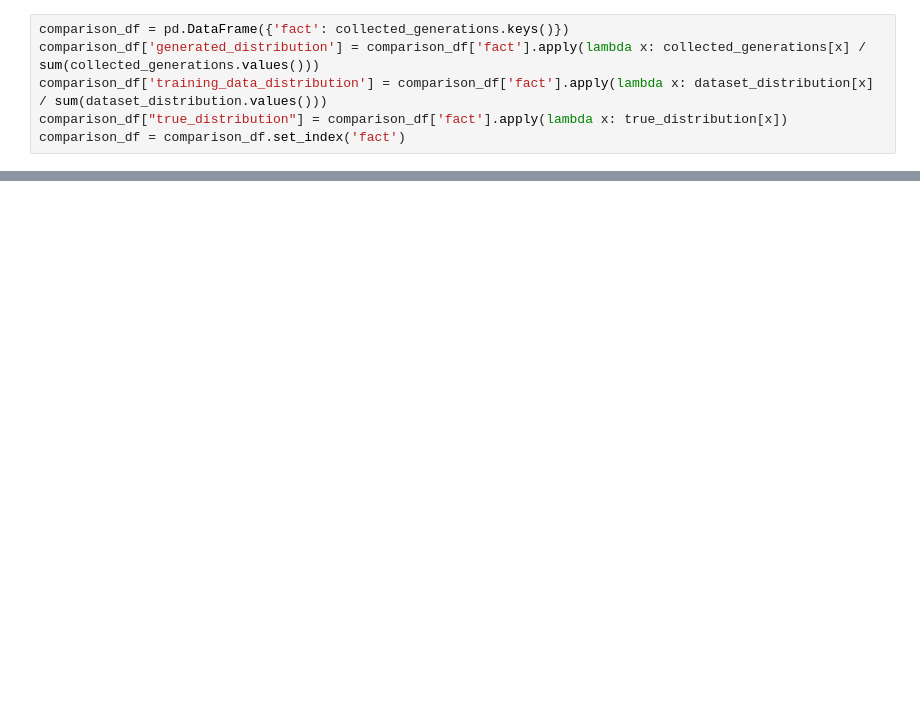
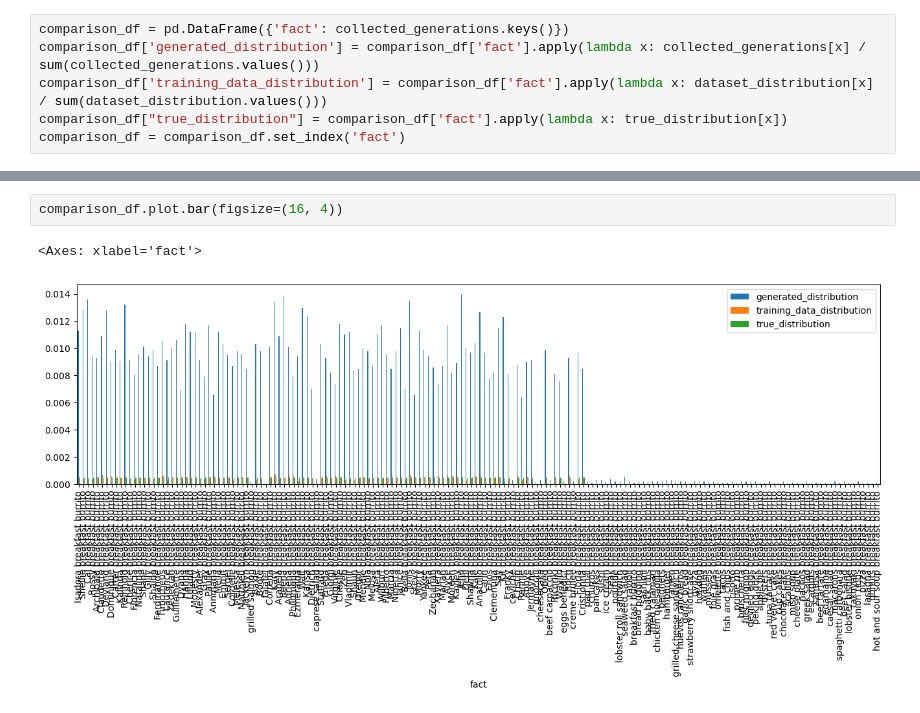
Before and after one commit to LeonPeric/Hallucination-Calibration, a Jupyter notebook: testing.ipynb, the cells around one changed output, grey strips where cells are left out. Drawn from its saved outputs; the diff is of its cells as text; blank space fills up the shorter version.

```diff
--- a/testing.ipynb
+++ b/testing.ipynb
@@ -365,0 +366,5 @@ comparison_df
+# %%
+comparison_df.plot.bar(figsize=(16, 4))
+# %% [output]
+<Axes: xlabel='fact'>
+[figure, added]
```
Also changed, not shown: parts of 15 cells of this notebook, 1 other file.
